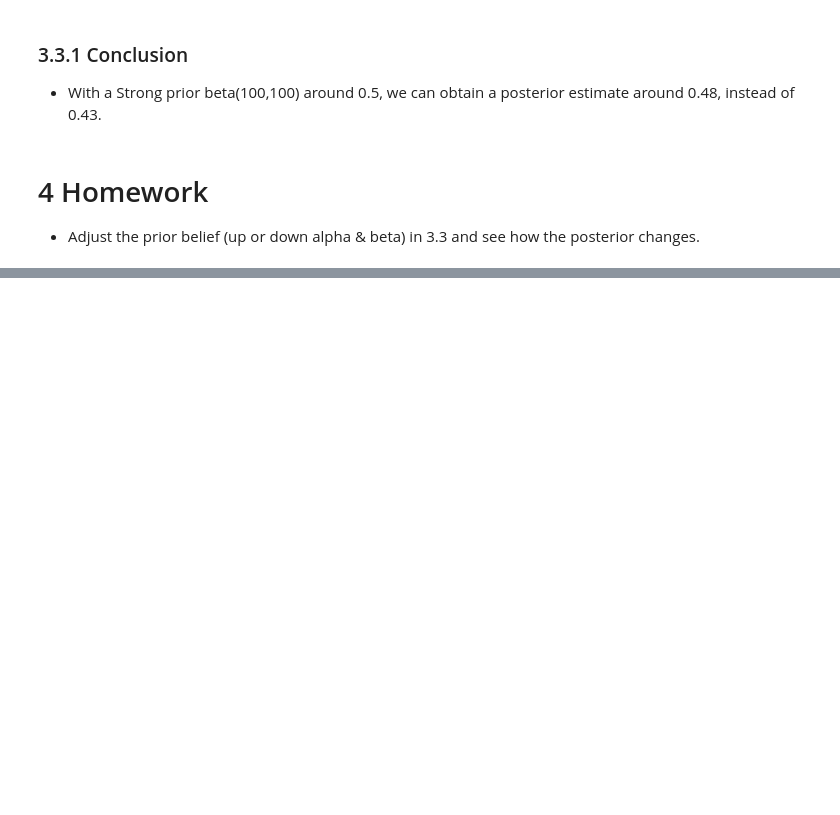
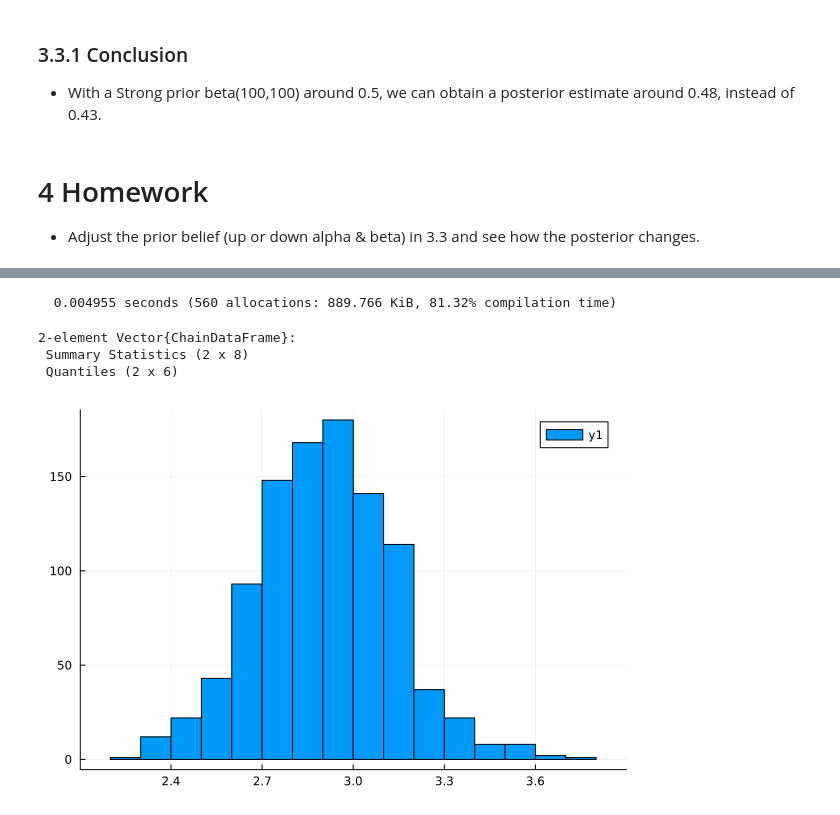
Before and after one commit to polyactis/julia-prob-programming, a Jupyter notebook: Turing-Quickstart-Beta-Bernoulli.ipynb, the cells around one changed output, grey strips where cells are left out. Drawn from its saved outputs; the diff is of its cells as text; code cells hidden in the pictures; blank space fills up the shorter version.

Commit message:
added a negative binomial model with beta prior for p and uniform prior for r/dispersion

```diff
--- a/Turing-Quickstart-Beta-Bernoulli.ipynb
+++ b/Turing-Quickstart-Beta-Bernoulli.ipynb
@@ -329,0 +332,19 @@ Two kinds of problems.
+# %%
+using Turing, Distributions
+
+# Generate synthetic data with known parameters
+n = 500
+r = 3
+p = 0.2
+y = rand(NegativeBinomial(r, p), n)
+
+# Bayesian Negative binomial model
+@model nb_bayes(y) = begin
+    # Defining variables
+    r ~ Uniform(0, 100)
+    p ~ Beta(2, 2)
+
+    # Likelihood function
+    y_dist = NegativeBinomial(r, p)
+    y ~ y_dist
+end
@@ -329,0 +373,3 @@ Two kinds of problems.
+# %%
+# Sampling from the posterior distribution
+chains = sample(nb_bayes(y), NUTS(), 1000)
@@ -329,0 +396,12 @@ Two kinds of problems.
+# %%
+# Summarizing posterior distribution
+@time describe(chains)
+# %% [output]
+  0.004955 seconds (560 allocations: 889.766 KiB, 81.32% compilation time)
+2-element Vector{ChainDataFrame}:
+ Summary Statistics (2 x 8)
+ Quantiles (2 x 6)
+# %%
+histogram(chains[:r])
+# %% [output]
+[figure, added]
```
Also changed, not shown: parts of 7 cells of this notebook.
